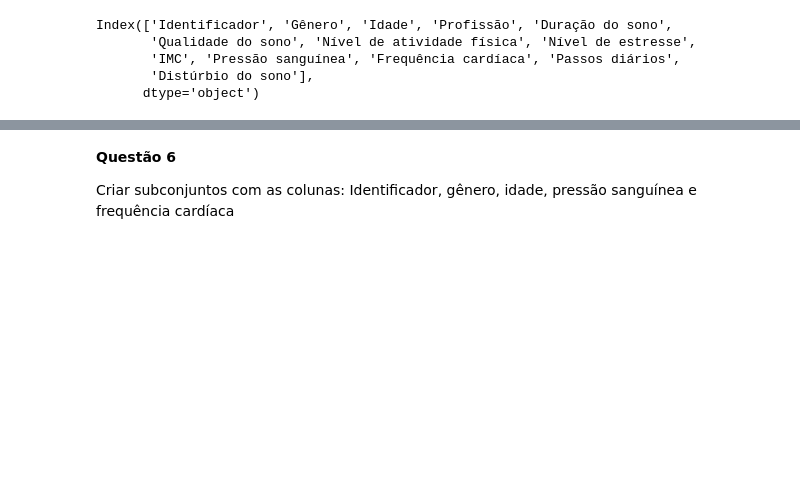
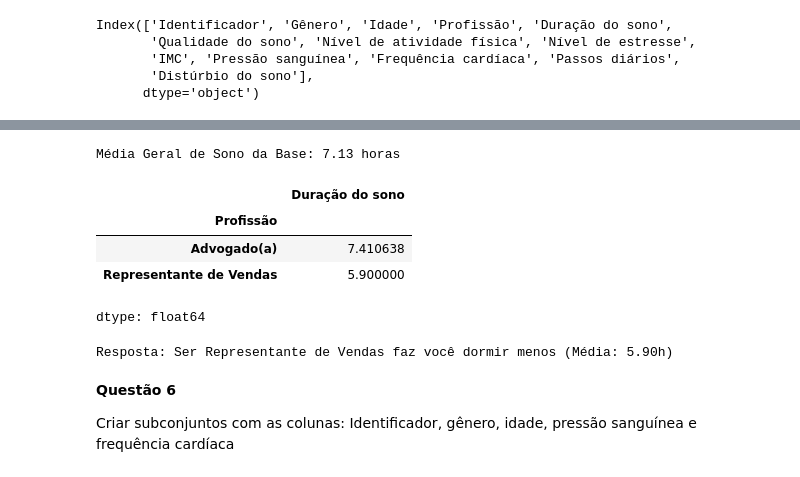
Before and after one commit to karoll-kf/Nina-da-Hora---Python-para-Dados-Bootcamp-Data-Analytics-2026.1, a Jupyter notebook: Colab.py.ipynb, the cells around one changed output, grey strips where cells are left out. Saved outputs shown, nothing was run; the diff lists cells and outputs as text; code cells hidden in the pictures; blank space fills up the shorter version.

```diff
--- a/Colab.py.ipynb
+++ b/Colab.py.ipynb
@@ -23,3 +107,36 @@ Index(['Identificador', 'Gênero', 'Idade', 'Profissão', 'Duração do sono',
+# %%
+# Imprime a media geral para comparar
+print(f"Média Geral de Sono da Base: {media_sono:.2f} horas")
+
+# Traz a media de cada profissao
+media_sono_adv_vendas = df_adv_vendas.groupby('Profissão')['Duração do sono'].agg('mean')
+media_sono_adv_vendas
+# %% [output]
+Média Geral de Sono da Base: 7.13 horas
+|  | Duração do sono |
+| Profissão |  |
+| Advogado(a) | 7.410638 |
+| Representante de Vendas | 5.900000 |
+dtype: float64
+# %%
+# A partir daqui, e adicional, porque o que ja foi feito antes responde
+
+# Funcao que compara as medias do grupo com a media geral da base
+def comparar_media_sono(medias_grupo, media_geral=media_sono):
+  # Percorre cada profissao e sua media no grupo de medias
+  for profissao, media_grupo in medias_grupo.items():
+    # Checa se a media do grupo e menor que a media geral
+    if media_grupo < media_geral:
+      return profissao, media_grupo
+  return
+
+# Atribui os valores retornados da funcao chamada
+profissao_print, media_print = comparar_media_sono(media_sono_adv_vendas)
+
+# Imprime resposta
+print(f"Resposta: Ser {profissao_print} faz você dormir menos (Média: {media_print:.2f}h)")
+# %% [output]
+Resposta: Ser Representante de Vendas faz você dormir menos (Média: 5.90h)
 # %% [markdown]
 **Questão 6**
 
```
Also changed, not shown: parts of 9 cells of this notebook.
